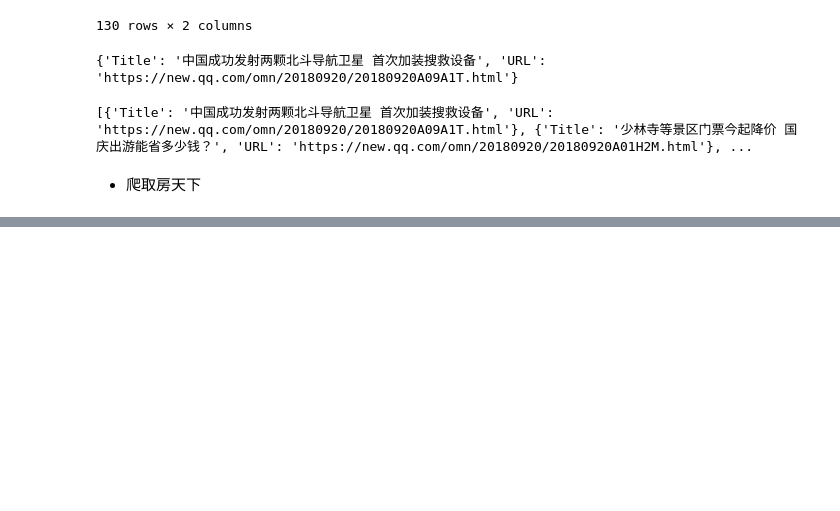
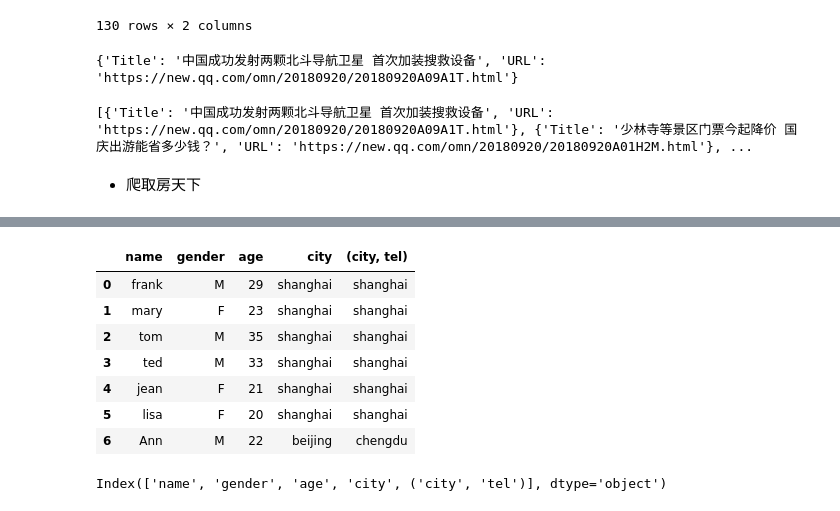
Before and after one commit to suainam/PythonAnalysis, a Jupyter notebook: Jupyter_notebook/Python与数据科学.ipynb, the cells around one changed output, grey strips where cells are left out. Drawn from its saved outputs; the diff is of its cells as text; code cells hidden in the pictures; blank space fills up the shorter version.

```diff
--- a/Jupyter_notebook/Python与数据科学.ipynb
+++ b/Jupyter_notebook/Python与数据科学.ipynb
@@ -445,0 +480,8 @@ http://gz.esf.fang.com/chushou/3_230856092.htm
+# %%
+# 创建数据集
+import pandas as pd
+from pandas import DataFrame, Series
+# 根据1个字典来创建
+df = pd.DataFrame({'name':['frank','mary','tom','ted','jean','lisa'],
+                   'gender':['M','F','M','M','F','F'],
+                   'age':[29,23,35,33,21,20]})
@@ -445,0 +568,6 @@ http://gz.esf.fang.com/chushou/3_230856092.htm
+# %%
+# 新增城市列
+df['city'] = 'shanghai'
+# 没搞明白如何增加两列
+df['city','tel'] = 'shanghai'
+df
@@ -445,0 +582,17 @@ http://gz.esf.fang.com/chushou/3_230856092.htm
+# %%
+df.loc[6] = {'name':'Ann','gender':'M','age':22,
+                   'city':'beijing', ('city','tel'):'chengdu'}
+df
+# %% [output]
+|  | name | gender | age | city | (city, tel) |
+| 0 | frank | M | 29 | shanghai | shanghai |
+| 1 | mary | F | 23 | shanghai | shanghai |
+| 2 | tom | M | 35 | shanghai | shanghai |
+| 3 | ted | M | 33 | shanghai | shanghai |
+| 4 | jean | F | 21 | shanghai | shanghai |
+| 5 | lisa | F | 20 | shanghai | shanghai |
+| 6 | Ann | M | 22 | beijing | chengdu |
+# %%
+df.columns
+# %% [output]
+Index(['name', 'gender', 'age', 'city', ('city', 'tel')], dtype='object')
```
Also changed, not shown: parts of 23 cells of this notebook, 2 other files.
